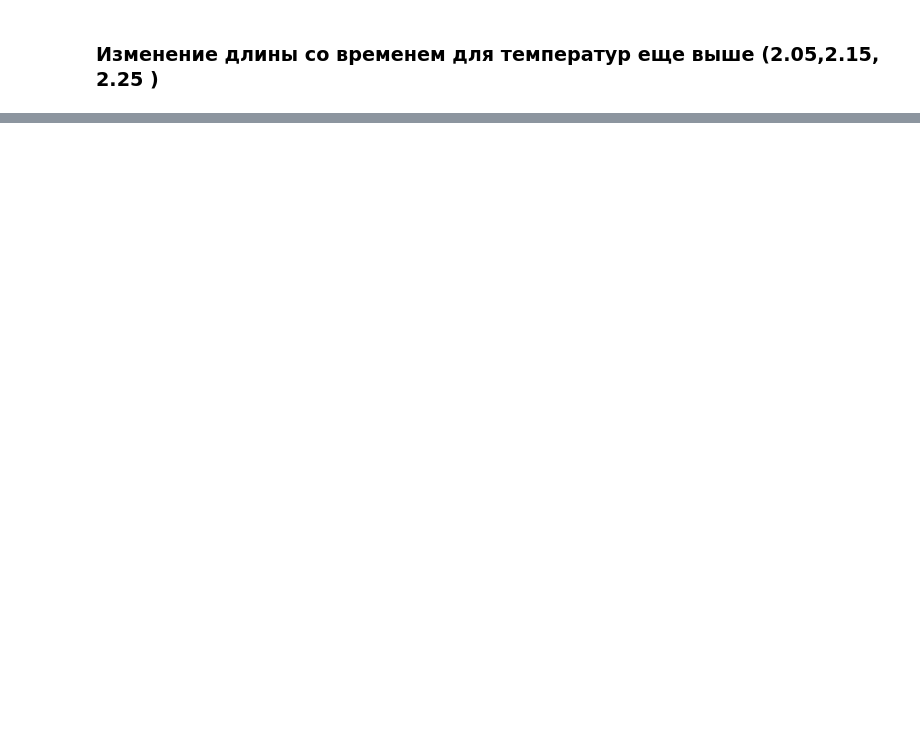
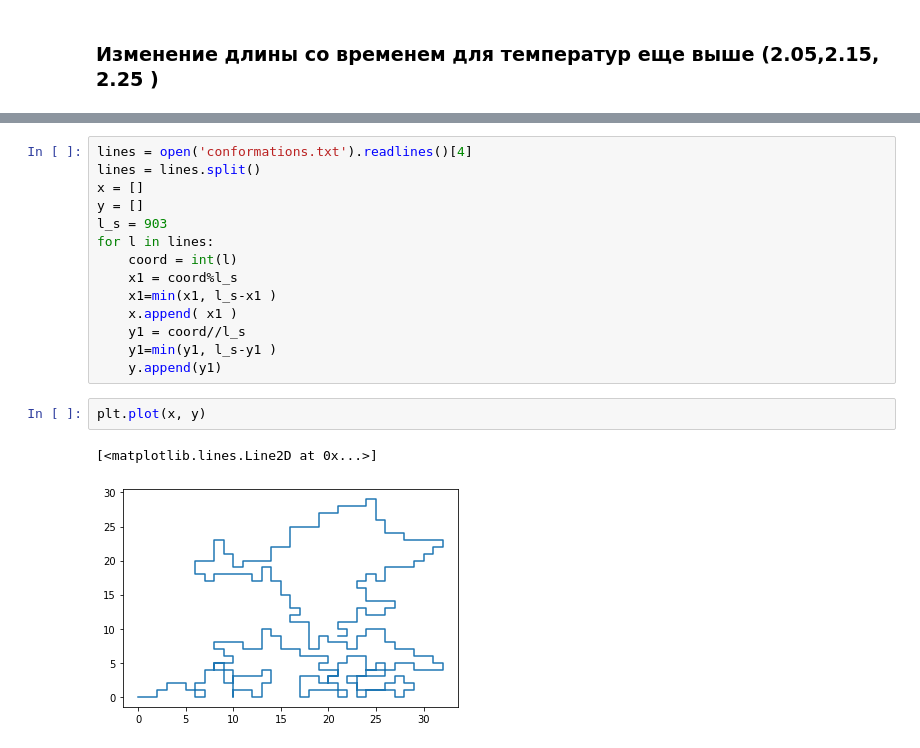
Before and after one commit to kamilla0503/Coursework, a Jupyter notebook: MC_CPP/watch_results.ipynb, the cells around one changed output, grey strips where cells are left out. Cells and saved outputs as stored; diff of their text form; blank space fills up the shorter version.

```diff
--- a/MC_CPP/watch_results.ipynb
+++ b/MC_CPP/watch_results.ipynb
@@ -154,0 +161,19 @@ Text(0, 0.5, 'Длина в стационарном состоянии')
+# %%
+lines = open('conformations.txt').readlines()[4]
+lines = lines.split()
+x = []
+y = []
+l_s = 903
+for l in lines:
+    coord = int(l)
+    x1 = coord%l_s
+    x1=min(x1, l_s-x1 )
+    x.append( x1 )
+    y1 = coord//l_s
+    y1=min(y1, l_s-y1 )
+    y.append(y1)
+# %%
+plt.plot(x, y)
+# %% [output]
+[<matplotlib.lines.Line2D at 0x...>]
+[figure, added]
```
Also changed, not shown: parts of 7 cells of this notebook, 2 other files.
